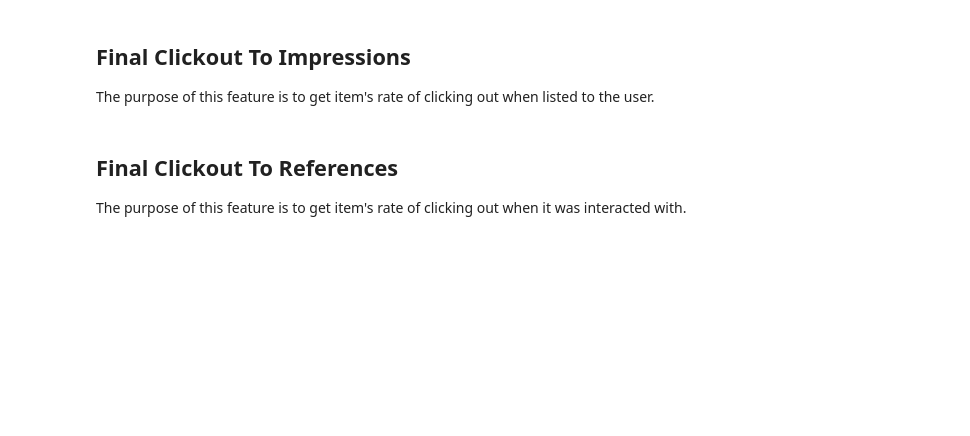
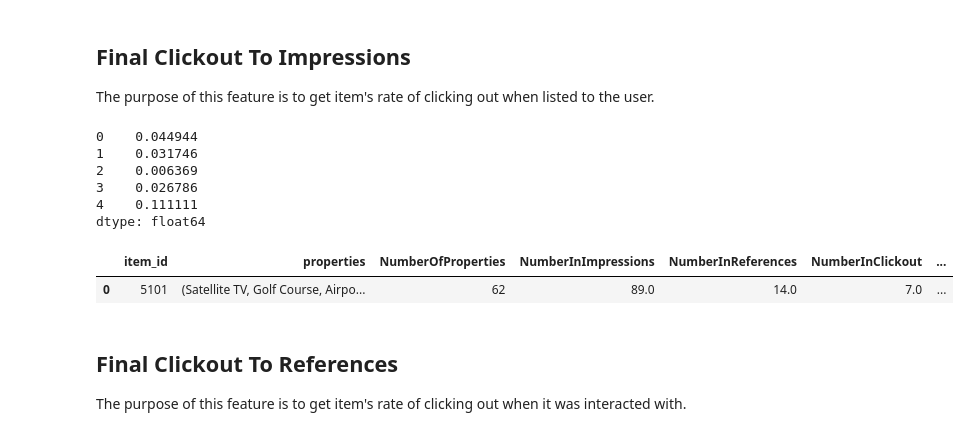
Before and after one commit to ZeyadSabbah/TrivagoRecommenderSystem, a Jupyter notebook: TrivagoFeatureEngineering.ipynb, the cells around one changed output. Saved outputs shown, nothing was run; the diff lists cells and outputs as text; code cells hidden in the pictures; blank space fills up the shorter version.

Commit message:
added Final Clickout To Impressions attribute

```diff
--- a/TrivagoFeatureEngineering.ipynb
+++ b/TrivagoFeatureEngineering.ipynb
@@ -268,6 +268,23 @@ The next step would be dividing the NumberAsFinalClickout by the other 3, in ord
 # %% [markdown]
 ## Final Clickout To Impressions
 The purpose of this feature is to get item's rate of clicking out when listed to the user.
+# %%
+FClickoutToImpressions = item_metadata.NumberAsFinalClickout/item_metadata.NumberInImpressions
+FClickoutToImpressions.head()
+# %% [output]
+0    0.044944
+1    0.031746
+2    0.006369
+3    0.026786
+4    0.111111
+dtype: float64
+# %%
+#adding that attribute
+item_metadata['FClickoutToImpressions'] = FClickoutToImpressions
+item_metadata.head(1)
+# %% [output]
+|  | item_id | properties | NumberOfProperties | NumberInImpressions | NumberInReferences | NumberInClickout | ... |
+| 0 | 5101 | (Satellite TV, Golf Course, Airpo... | 62 | 89.0 | 14.0 | 7.0 | ... |
 # %% [markdown]
 ## Final Clickout To References
 The purpose of this feature is to get item's rate of clicking out when it was interacted with.
```
Also changed, not shown: parts of 3 cells of this notebook.
